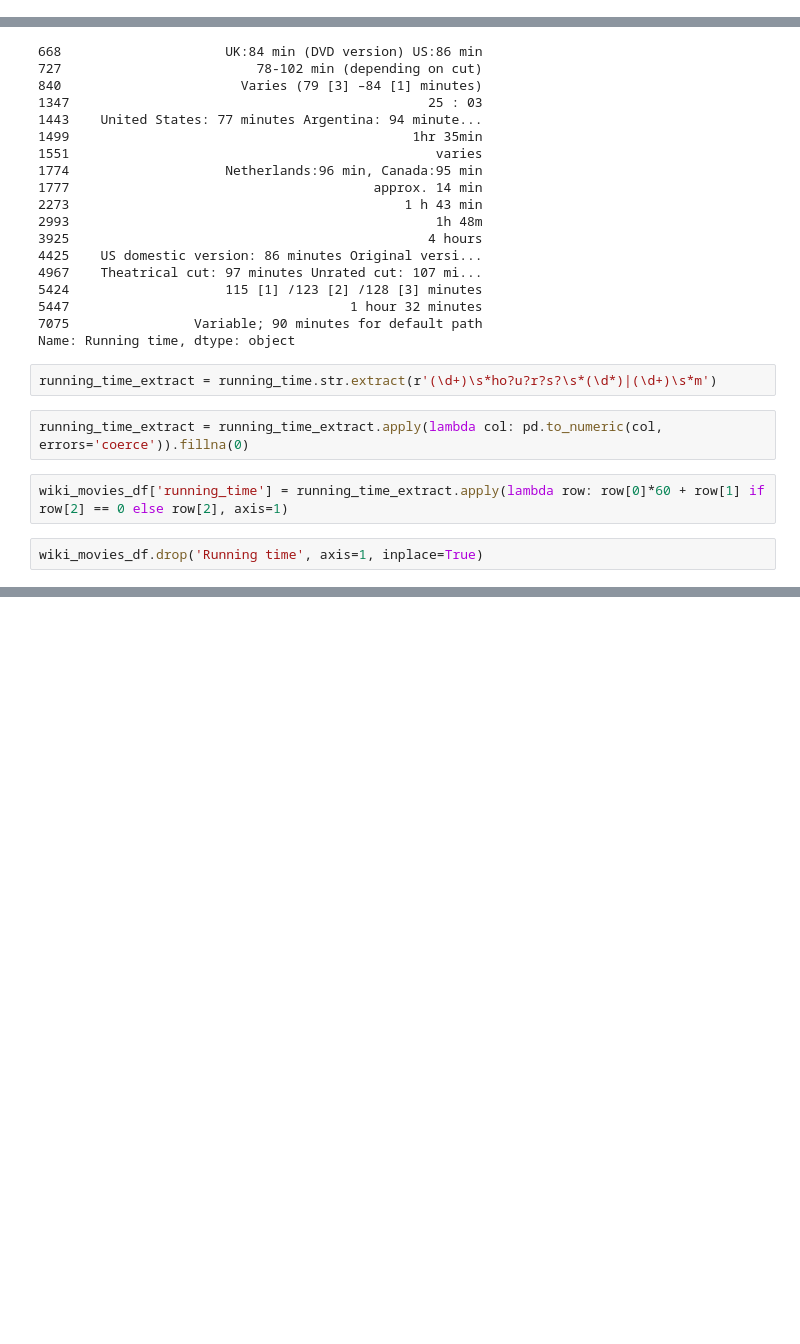
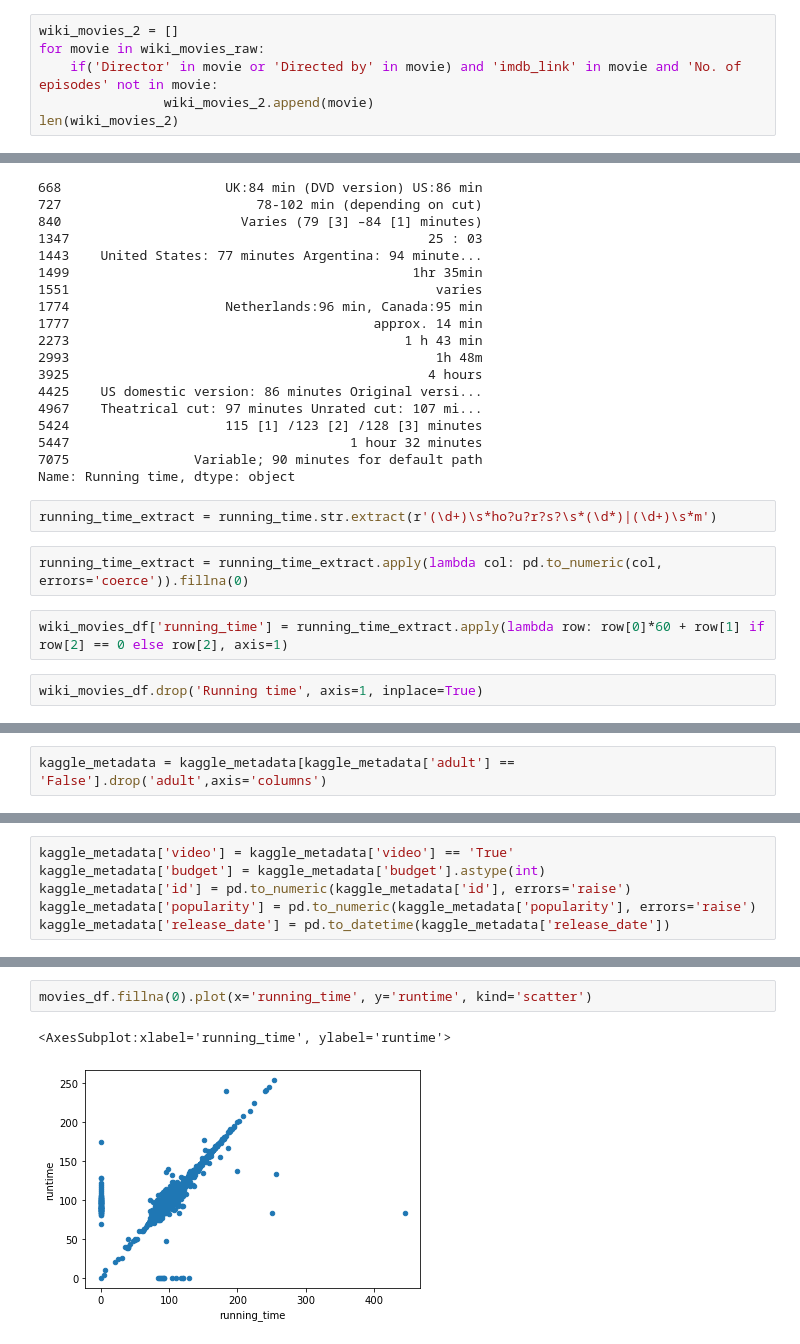
Before and after one commit to jrobertunder/Movies-ETL, a Jupyter notebook: Movies_ETL.ipynb, the cells around one changed output, grey strips where cells are left out. Cells and saved outputs as stored; diff of their text form; blank space fills up the shorter version.

```diff
--- a/Movies_ETL.ipynb
+++ b/Movies_ETL.ipynb
@@ -58,3 +61,9 @@ wiki_movies = [movie for movie in wiki_movies_raw
 len(wiki_movies)
 # %% [output]
 7076
+# %%
+wiki_movies_2 = []
+for movie in wiki_movies_raw:
+    if('Director' in movie or 'Directed by' in movie) and 'imdb_link' in movie and 'No. of episodes' not in movie:
+                wiki_movies_2.append(movie)
+len(wiki_movies_2)
@@ -472,0 +521,2 @@ wiki_movies_df.drop('Running time', axis=1, inplace=True)
+# %%
+kaggle_metadata = kaggle_metadata[kaggle_metadata['adult'] == 'False'].drop('adult',axis='columns')
@@ -472,0 +544,6 @@ wiki_movies_df.drop('Running time', axis=1, inplace=True)
+# %%
+kaggle_metadata['video'] = kaggle_metadata['video'] == 'True'
+kaggle_metadata['budget'] = kaggle_metadata['budget'].astype(int)
+kaggle_metadata['id'] = pd.to_numeric(kaggle_metadata['id'], errors='raise')
+kaggle_metadata['popularity'] = pd.to_numeric(kaggle_metadata['popularity'], errors='raise')
+kaggle_metadata['release_date'] = pd.to_datetime(kaggle_metadata['release_date'])
@@ -472,0 +647,5 @@ wiki_movies_df.drop('Running time', axis=1, inplace=True)
+# %%
+movies_df.fillna(0).plot(x='running_time', y='runtime', kind='scatter')
+# %% [output]
+<AxesSubplot:xlabel='running_time', ylabel='runtime'>
+[figure, added]
```
Also changed, not shown: parts of 44 cells of this notebook, 5 other files.
